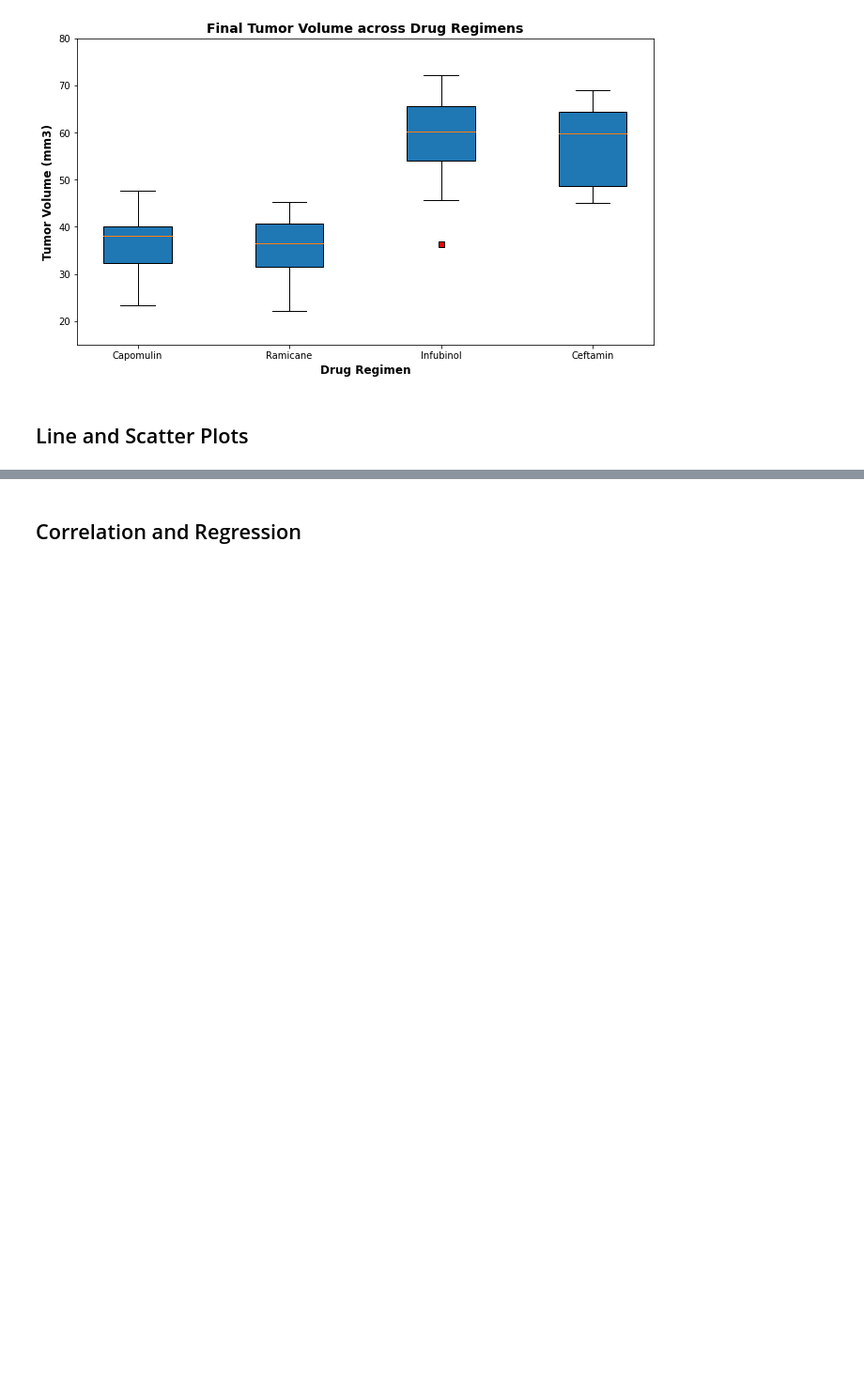
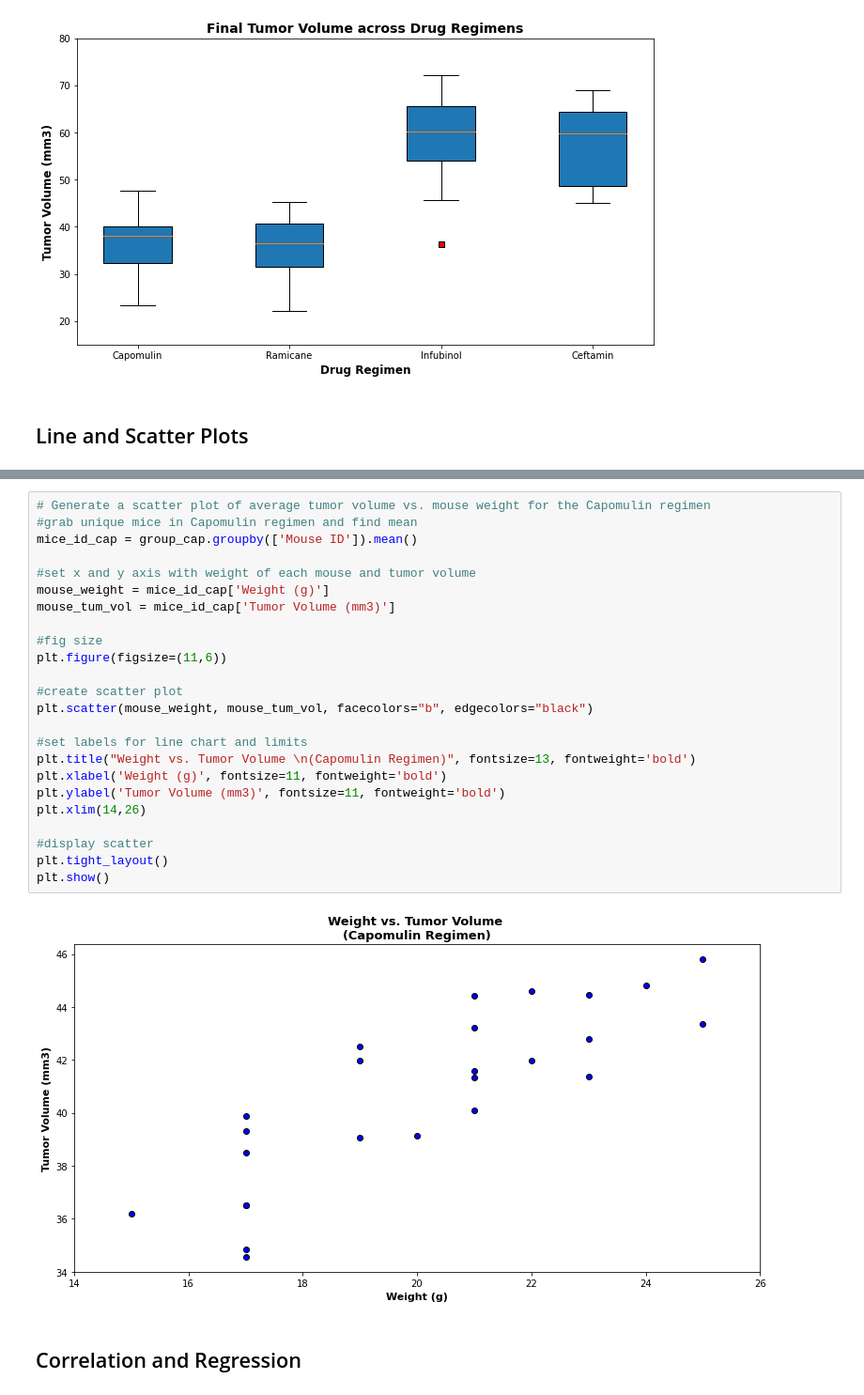
Before and after one commit to alexmartinez1745/Animal-Study-MatPlotLib, a Jupyter notebook: Pymaceuticals/pymaceuticals_starter.ipynb, the cells around one changed output, grey strips where cells are left out. Shown: that part at 94% size. Saved outputs shown, nothing was run; the diff lists cells and outputs as text; blank space fills up the shorter version.

```diff
--- a/Pymaceuticals/pymaceuticals_starter.ipynb
+++ b/Pymaceuticals/pymaceuticals_starter.ipynb
@@ -414,3 +414,29 @@ plt.show()
+# %%
+# Generate a scatter plot of average tumor volume vs. mouse weight for the Capomulin regimen
+#grab unique mice in Capomulin regimen and find mean
+mice_id_cap = group_cap.groupby(['Mouse ID']).mean()
+
+#set x and y axis with weight of each mouse and tumor volume
+mouse_weight = mice_id_cap['Weight (g)']
+mouse_tum_vol = mice_id_cap['Tumor Volume (mm3)']
+
+#fig size
+plt.figure(figsize=(11,6))
+
+#create scatter plot
+plt.scatter(mouse_weight, mouse_tum_vol, facecolors="b", edgecolors="black")
+
+#set labels for line chart and limits
+plt.title("Weight vs. Tumor Volume \n(Capomulin Regimen)", fontsize=13, fontweight='bold')
+plt.xlabel('Weight (g)', fontsize=11, fontweight='bold')
+plt.ylabel('Tumor Volume (mm3)', fontsize=11, fontweight='bold')
+plt.xlim(14,26)
+
+#display scatter
+plt.tight_layout()
+plt.show()
+# %% [output]
+[figure, added]
 # %% [markdown]
 ## Correlation and Regression
 # %%
```
Also changed, not shown: parts of 2 cells of this notebook.
